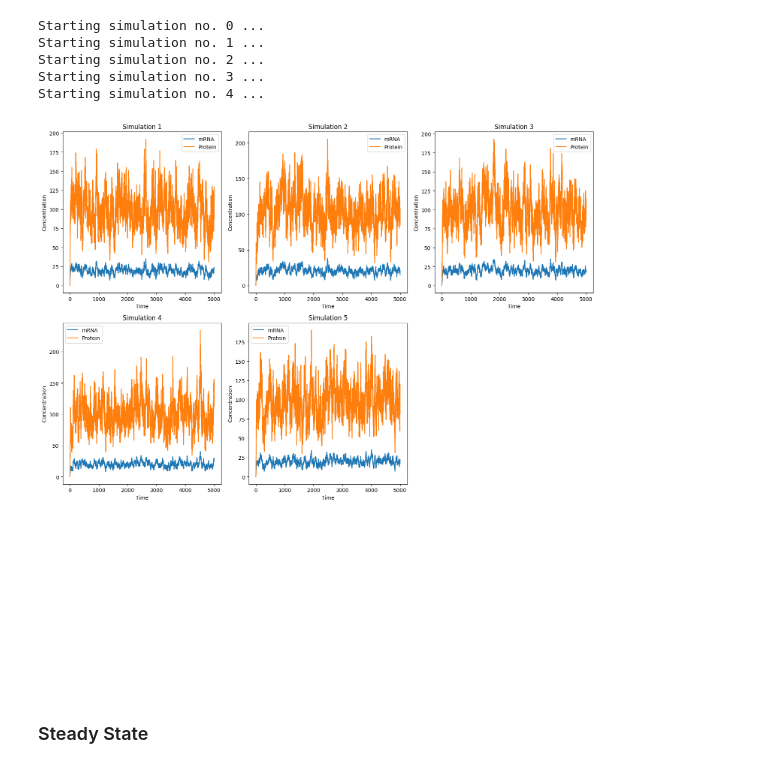
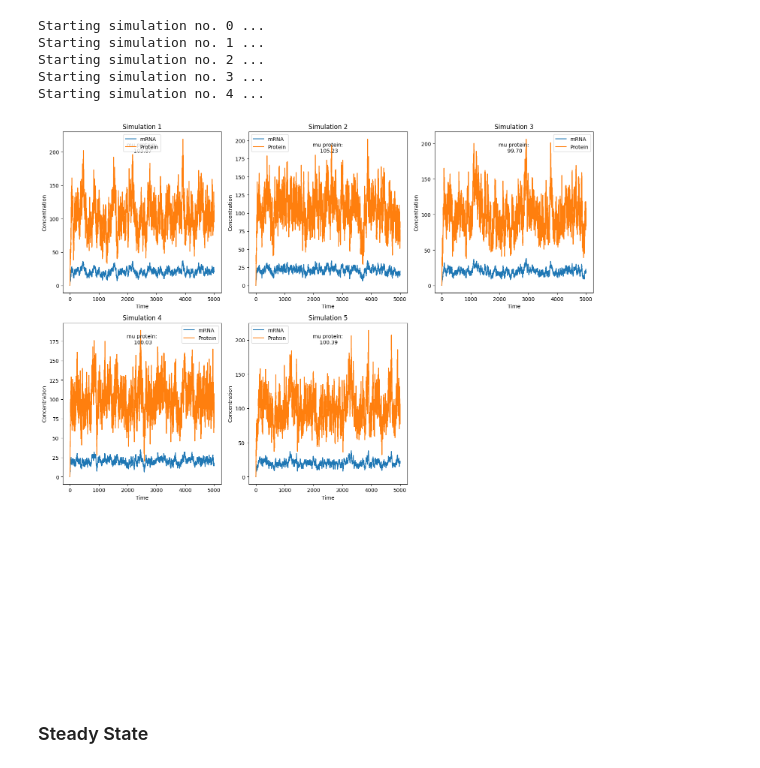
Before and after one commit to tdsone/mres-s3, a Jupyter notebook: ex4.ipynb, the cells around one changed output. Drawn from its saved outputs; the diff is of its cells as text; code cells hidden in the pictures.

```diff
--- a/ex4.ipynb
+++ b/ex4.ipynb
@@ -50,34 +50,50 @@ fig, axs = plt.subplots(
     grid_size, grid_size, figsize=(15, 15)
 )  # Adjust figsize as needed
 
 # Flatten the axis array for easy iteration
 axs = axs.flatten()
 
 # Plot each simulation
 for i, sim in enumerate(simulation_results):
     # Plot mRNA
     axs[i].plot(sim["time"], sim["mRNA"], label="mRNA")
 
     # Plot protein on the same subplot
     axs[i].plot(sim["time"], sim["protein"], label="Protein")  # This line is added
 
     # Labeling and titling
     axs[i].set_xlabel("Time")
     axs[i].set_ylabel("Concentration")
     axs[i].set_title(f"Simulation {i+1}")
+    axs[i].text(
+        0.5,
+        0.9,
+        f"mu protein:\n {np.mean(sim['protein']):.2f}",
+        horizontalalignment="center",
+        verticalalignment="center",
+        transform=axs[i].transAxes,
+    )
+    axs[i].text(
+        0.5,
+        0.9,
+        f"fano fact. protein:\n {np.mean(sim['protein']):.2f}",
+        horizontalalignment="center",
+        verticalalignment="center",
+        transform=axs[i].transAxes,
+    )
 
     # Add a legend to distinguish between mRNA and Protein
     axs[i].legend()
 
 # Hide any unused subplots
 for i in range(num_sims, len(axs)):
     axs[i].axis("off")
 
 # Adjust layout
 plt.tight_layout()
 plt.show()
 # %% [output]
-[figure, old version]
+[figure, new version]
 # %% [markdown]
 ### Steady State
 # %%
```
Also changed, not shown: 2 other files.
